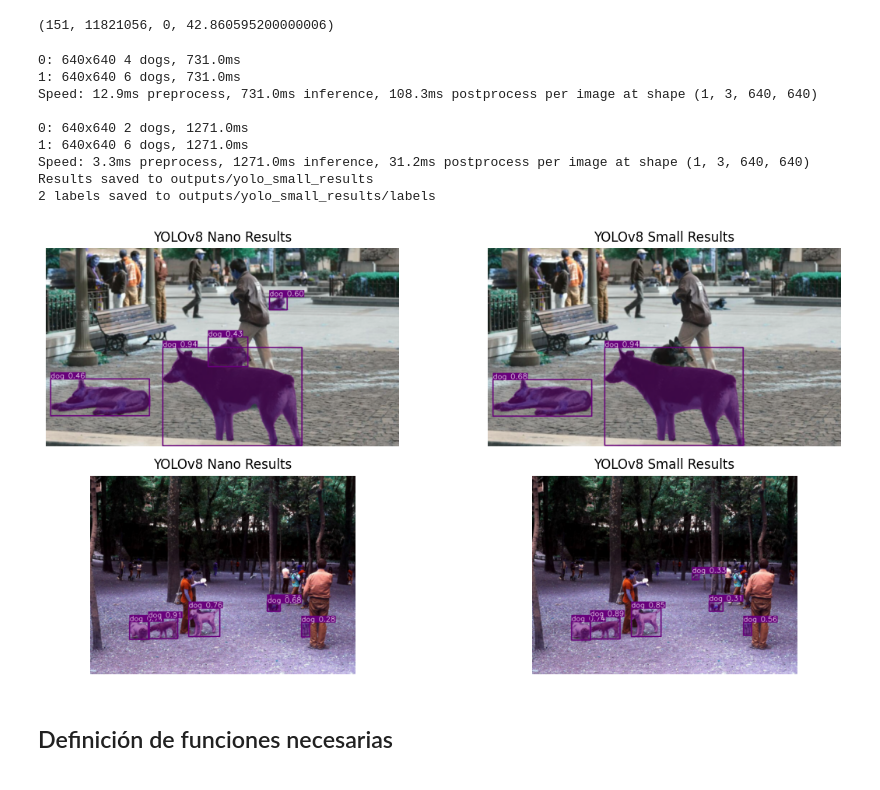
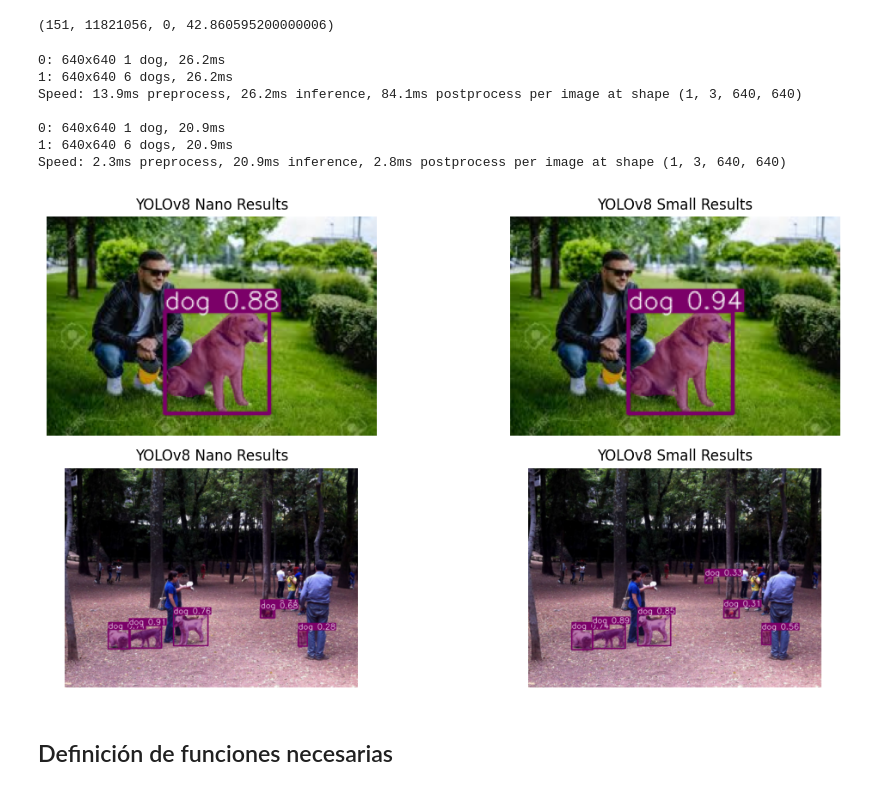
Before and after one commit to marianosancho/CV_TP_Final, a Jupyter notebook: breed_classificator.ipynb, the cells around one changed output. Saved outputs shown, nothing was run; the diff lists cells and outputs as text; code cells hidden in the pictures.

```diff
--- a/breed_classificator.ipynb
+++ b/breed_classificator.ipynb
@@ -1160,38 +1150,37 @@ YOLOv8n-seg summary: 151 layers, 3,409,968 parameters, 0 gradients, 12.8 GFLOPs
 YOLOv8s-seg summary: 151 layers, 11,821,056 parameters, 0 gradients, 42.9 GFLOPs
 (151, 11821056, 0, 42.860595200000006)
 # %%
-# # Perform inference on a sample image
-# image_path = ["/workspace/ciudad.jpg", '/workspace/parque.jpg']
+# Perform inference on a sample image
+image_path = ["/content/data/test_yolo/test_yolo1.jpg", '/content/data/test_yolo/test_yolo2.jpg']
 
-# nano_results = yolon_model(image_path, save = False, project = 'outputs', name = 'yolo_nano_results', classes = [16])
-# small_results = yolosn_model(image_path, save= False, project = 'outputs', name = 'yolo_small_results' ,classes = [16])
+nano_results = yolon_model(image_path, save = False, project = 'outputs', name = 'yolo_nano_results', classes = [16])
+small_results = yolosn_model(image_path, save= False, project = 'outputs', name = 'yolo_small_results' ,classes = [16])
 
 
-# # Crear una figura con dos subplots lado a lado
-# fig, axs = plt.subplots(2, 2, figsize=(12, 6))
+# Crear una figura con dos subplots lado a lado
+fig, axs = plt.subplots(2, 2, figsize=(12, 6))
 
-# for i in range(2):
-#     axs[i][0].imshow(nano_results[i].plot())
-#     axs[i][0].set_title("YOLOv8 Nano Results")
-#     axs[i][0].axis('off')
+for i in range(2):
+    axs[i][0].imshow(nano_results[i].plot()[..., ::-1])  # BGR → RGB
+    axs[i][0].set_title("YOLOv8 Nano Results")
+    axs[i][0].axis('off')
 
-#     axs[i][1].imshow(small_results[i].plot())
-#     axs[i][1].set_title("YOLOv8 Small Results")
-#     axs[i][1].axis('off')
+    axs[i][1].imshow(small_results[i].plot()[..., ::-1])  # BGR → RGB
+    axs[i][1].set_title("YOLOv8 Small Results")
+    axs[i][1].axis('off')
 
-# plt.tight_layout()
-# plt.show()
+plt.tight_layout()
+plt.savefig('./outputs/plots/yolo_comparation')
+plt.show()
 # %% [output]
-0: 640x640 4 dogs, 731.0ms
-1: 640x640 6 dogs, 731.0ms
-Speed: 12.9ms preprocess, 731.0ms inference, 108.3ms postprocess per image at shape (1, 3, 640, 640)
+0: 640x640 1 dog, 26.2ms
+1: 640x640 6 dogs, 26.2ms
+Speed: 13.9ms preprocess, 26.2ms inference, 84.1ms postprocess per image at shape (1, 3, 640, 640)
 
-0: 640x640 2 dogs, 1271.0ms
-1: 640x640 6 dogs, 1271.0ms
-Speed: 3.3ms preprocess, 1271.0ms inference, 31.2ms postprocess per image at shape (1, 3, 640, 640)
-Results saved to outputs/yolo_small_results
-2 labels saved to outputs/yolo_small_results/labels
+0: 640x640 1 dog, 20.9ms
+1: 640x640 6 dogs, 20.9ms
+Speed: 2.3ms preprocess, 20.9ms inference, 2.8ms postprocess per image at shape (1, 3, 640, 640)
-[figure, old version]
+[figure, new version]
 # %% [markdown]
 ## Definición de funciones necesarias
 # %%
```
Also changed, not shown: parts of 55 cells of this notebook.
